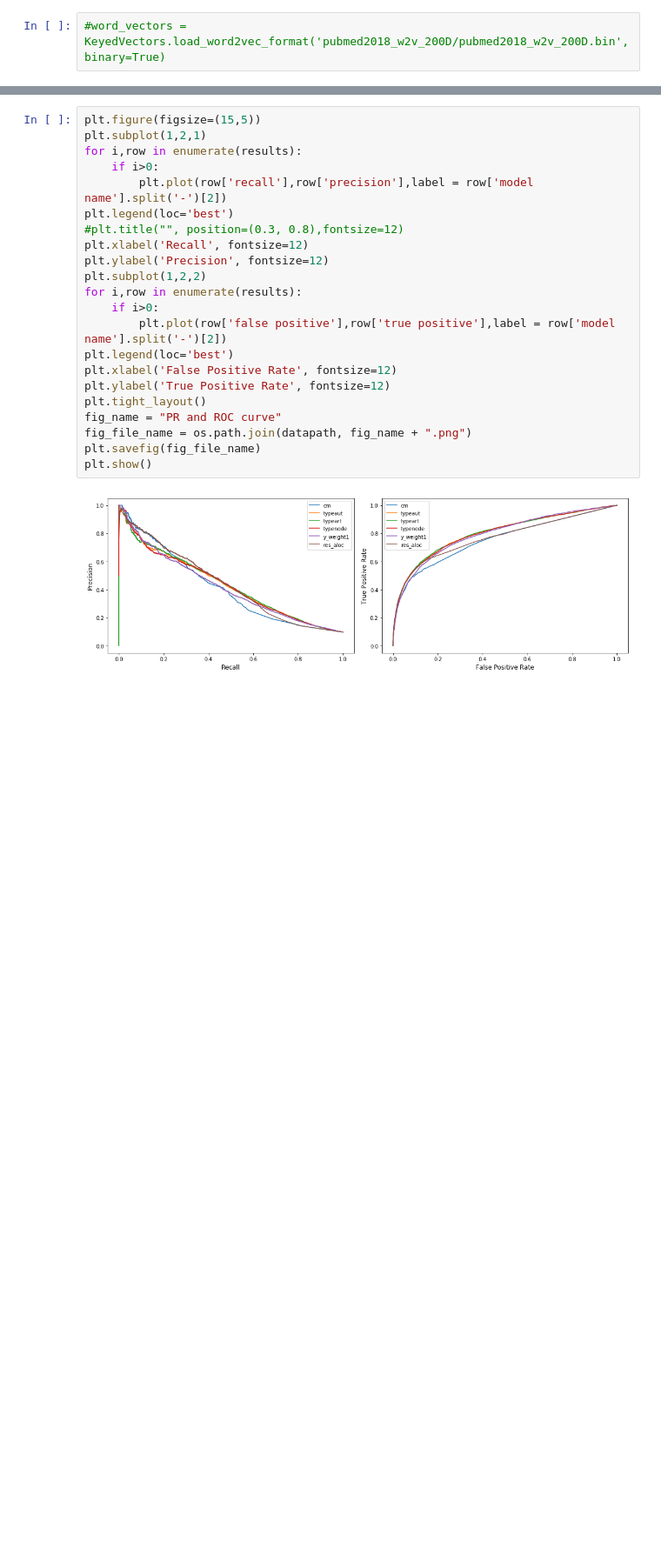
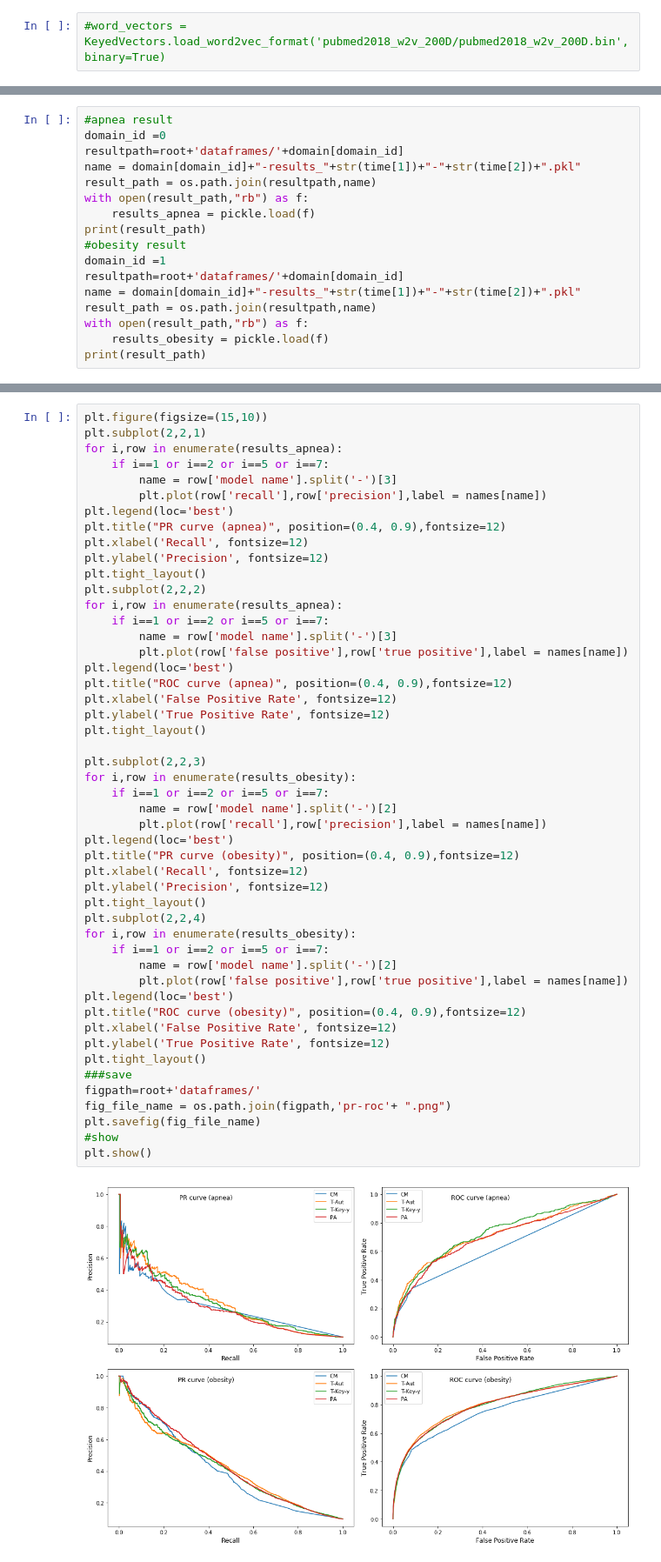
Before and after one commit to ffaisal93/linkPrediction, a Jupyter notebook: link_prediction.ipynb, the cells around one changed output, grey strips where cells are left out. Shown at 87% size. Cells and saved outputs as stored; diff of their text form; blank space fills up the shorter version.

Commit message:
full auc roc pr curve added for two dataset

```diff
--- a/link_prediction.ipynb
+++ b/link_prediction.ipynb
@@ -200,0 +224,17 @@ print(model_names)
+# %%
+#apnea result
+domain_id =0
+resultpath=root+'dataframes/'+domain[domain_id]
+name = domain[domain_id]+"-results_"+str(time[1])+"-"+str(time[2])+".pkl"
+result_path = os.path.join(resultpath,name)
+with open(result_path,"rb") as f:
+    results_apnea = pickle.load(f)
+print(result_path)
+#obesity result
+domain_id =1
+resultpath=root+'dataframes/'+domain[domain_id]
+name = domain[domain_id]+"-results_"+str(time[1])+"-"+str(time[2])+".pkl"
+result_path = os.path.join(resultpath,name)
+with open(result_path,"rb") as f:
+    results_obesity = pickle.load(f)
+print(result_path)
@@ -201,24 +274,51 @@ print(model_names)
 # %%
-plt.figure(figsize=(15,5))
-plt.subplot(1,2,1)
-for i,row in enumerate(results):
-    if i>0:
-        plt.plot(row['recall'],row['precision'],label = row['model name'].split('-')[2])
+plt.figure(figsize=(15,10))
+plt.subplot(2,2,1)
+for i,row in enumerate(results_apnea):
+    if i==1 or i==2 or i==5 or i==7:
+        name = row['model name'].split('-')[3]
+        plt.plot(row['recall'],row['precision'],label = names[name])
 plt.legend(loc='best')
-#plt.title("", position=(0.3, 0.8),fontsize=12)
+plt.title("PR curve (apnea)", position=(0.4, 0.9),fontsize=12)
 plt.xlabel('Recall', fontsize=12)
 plt.ylabel('Precision', fontsize=12)
-plt.subplot(1,2,2)
-for i,row in enumerate(results):
-    if i>0:
-        plt.plot(row['false positive'],row['true positive'],label = row['model name'].split('-')[2])
+plt.tight_layout()
+plt.subplot(2,2,2)
+for i,row in enumerate(results_apnea):
+    if i==1 or i==2 or i==5 or i==7:
+        name = row['model name'].split('-')[3]
+        plt.plot(row['false positive'],row['true positive'],label = names[name])
 plt.legend(loc='best')
+plt.title("ROC curve (apnea)", position=(0.4, 0.9),fontsize=12)
 plt.xlabel('False Positive Rate', fontsize=12)
 plt.ylabel('True Positive Rate', fontsize=12)
 plt.tight_layout()
-fig_name = "PR and ROC curve"
-fig_file_name = os.path.join(datapath, fig_name + ".png")
+
+plt.subplot(2,2,3)
+for i,row in enumerate(results_obesity):
+    if i==1 or i==2 or i==5 or i==7:
+        name = row['model name'].split('-')[2]
+        plt.plot(row['recall'],row['precision'],label = names[name])
+plt.legend(loc='best')
+plt.title("PR curve (obesity)", position=(0.4, 0.9),fontsize=12)
+plt.xlabel('Recall', fontsize=12)
+plt.ylabel('Precision', fontsize=12)
+plt.tight_layout()
+plt.subplot(2,2,4)
+for i,row in enumerate(results_obesity):
+    if i==1 or i==2 or i==5 or i==7:
+        name = row['model name'].split('-')[2]
+        plt.plot(row['false positive'],row['true positive'],label = names[name])
+plt.legend(loc='best')
+plt.title("ROC curve (obesity)", position=(0.4, 0.9),fontsize=12)
+plt.xlabel('False Positive Rate', fontsize=12)
+plt.ylabel('True Positive Rate', fontsize=12)
+plt.tight_layout()
+###save
+figpath=root+'dataframes/'
+fig_file_name = os.path.join(figpath,'pr-roc'+ ".png")
 plt.savefig(fig_file_name)
+#show
 plt.show()
 # %% [output]
-[figure, old version]
+[figure, new version]
```
Also changed, not shown: parts of 23 cells of this notebook, 3 other files.
